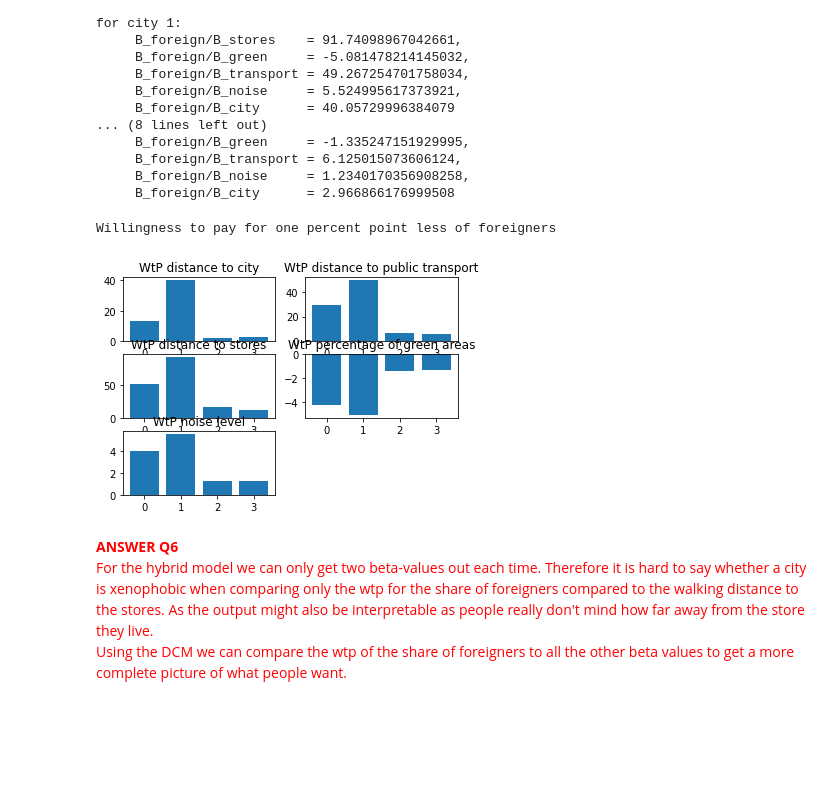
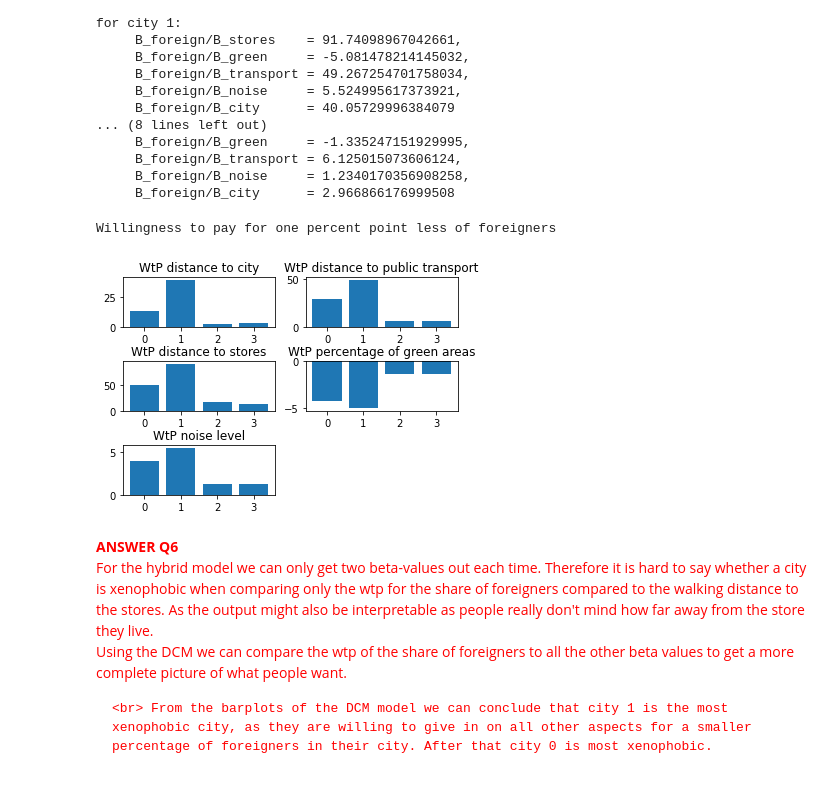
Before and after one commit to tamarvooijs/Applied-Machine-Learning, a Jupyter notebook: Week6/assignment-main/Assignment_Group16.ipynb, the cells around one changed output. Cells and saved outputs as stored; diff of their text form; code cells hidden in the pictures; blank space fills up the shorter version.

```diff
--- a/Week6/assignment-main/Assignment_Group16.ipynb
+++ b/Week6/assignment-main/Assignment_Group16.ipynb
@@ -842,31 +842,34 @@ for city 1:
 # %%
 ## create barplot for each Wtp.
 
 print('Willingness to pay for one percent point less of foreigners')
 plt.subplot(3,2,1)
 plt.bar(range(len(cities)), Wtp_city[:,0])
 plt.title('WtP distance to city')
 plt.subplot(3,2,2)
 plt.bar(range(len(cities)), Wtp_transport[:,0])
 plt.title('WtP distance to public transport')
 plt.subplot(3,2,3)
 plt.bar(range(len(cities)), Wtp_stores[:,0])
 plt.title('WtP distance to stores')
 
 plt.subplot(3,2,4)
 plt.bar(range(len(cities)), Wtp_green[:,0])
 plt.title('WtP percentage of green areas')
 
 plt.subplot(3,2,5)
 plt.bar(range(len(cities)), Wtp_noise[:,0])
 plt.title('WtP noise level')
+plt.subplots_adjust(hspace=0.7)
 plt.show()
 # %% [output]
 Willingness to pay for one percent point less of foreigners
-[figure, old version]
+[figure, new version]
 # %% [markdown]
 <font color='red'>
 
 **ANSWER Q6** <br>
 For the hybrid model we can only get two beta-values out each time. Therefore it is hard to say whether a city is xenophobic when comparing only the wtp for the share of foreigners compared to the walking distance to the stores. As the output might also be interpretable as people really don't mind how far away from the store they live. <br>
     Using the DCM we can compare the wtp of the share of foreigners to all the other beta values to get a more complete picture of what people want.
+
+    <br> From the barplots of the DCM model we can conclude that city 1 is the most xenophobic city, as they are willing to give in on all other aspects for a smaller percentage of foreigners in their city. After that city 0 is most xenophobic.
```
